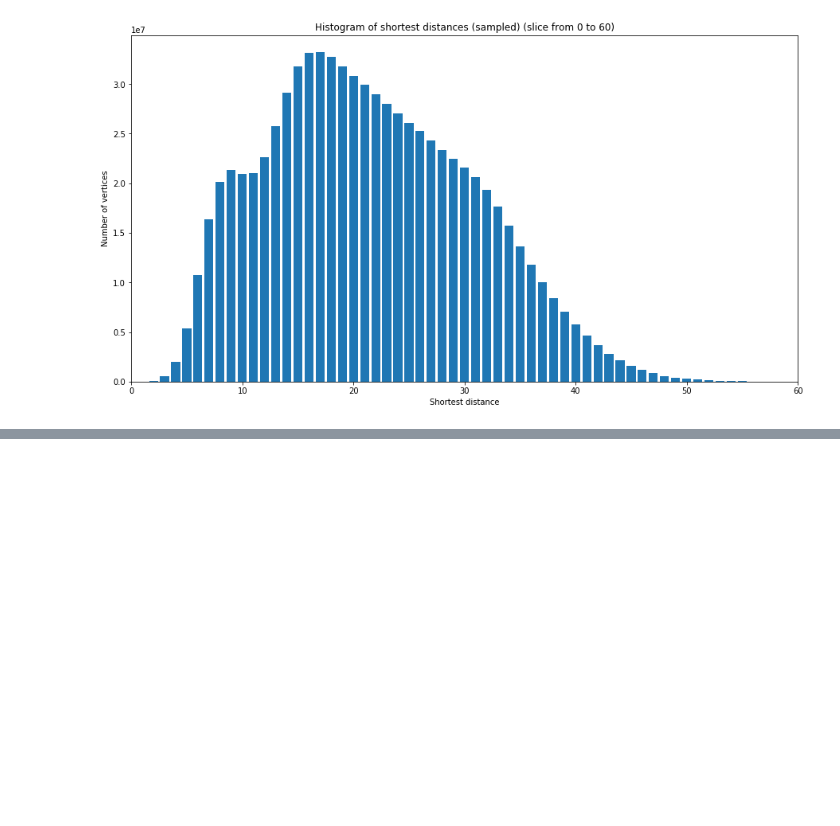
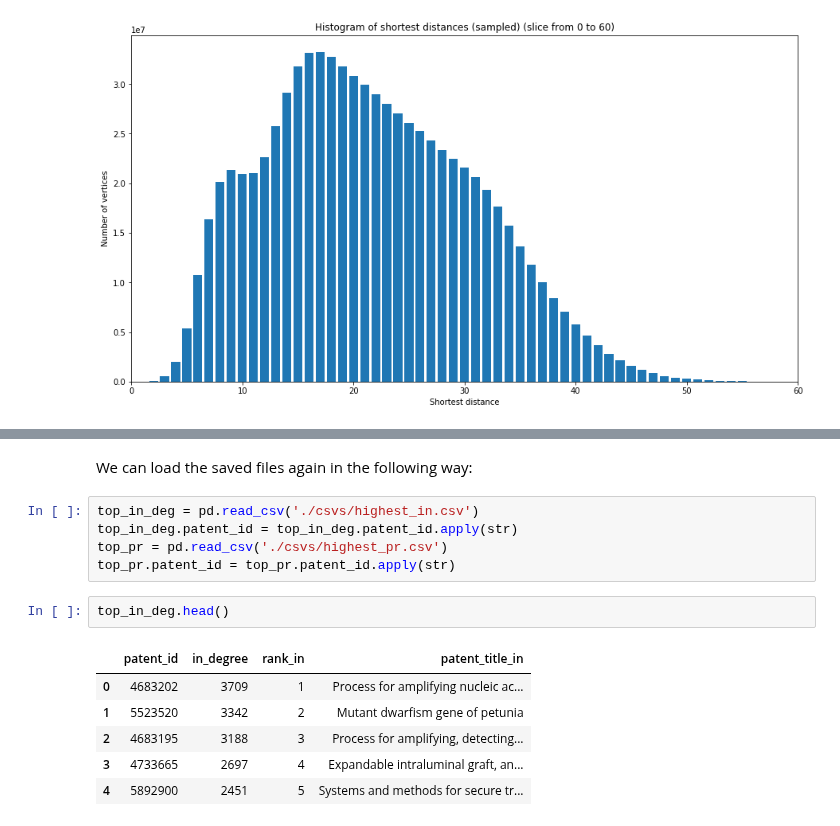
Before and after one commit to roman-bachmann/prayingmantissa, a Jupyter notebook: project/patents.ipynb, the cells around one changed output, grey strips where cells are left out. Drawn from its saved outputs; the diff is of its cells as text; blank space fills up the shorter version.

```diff
--- a/project/patents.ipynb
+++ b/project/patents.ipynb
@@ -837,0 +894,16 @@ plt.show
+# %% [markdown]
+We can load the saved files again in the following way:
+# %%
+top_in_deg = pd.read_csv('./csvs/highest_in.csv')
+top_in_deg.patent_id = top_in_deg.patent_id.apply(str)
+top_pr = pd.read_csv('./csvs/highest_pr.csv')
+top_pr.patent_id = top_pr.patent_id.apply(str)
+# %%
+top_in_deg.head()
+# %% [output]
+|  | patent_id | in_degree | rank_in | patent_title_in |
+| 0 | 4683202 | 3709 | 1 | Process for amplifying nucleic ac... |
+| 1 | 5523520 | 3342 | 2 | Mutant dwarfism gene of petunia |
+| 2 | 4683195 | 3188 | 3 | Process for amplifying, detecting... |
+| 3 | 4733665 | 2697 | 4 | Expandable intraluminal graft, an... |
+| 4 | 5892900 | 2451 | 5 | Systems and methods for secure tr... |
```
Also changed, not shown: parts of 55 cells of this notebook, 3 other files.
